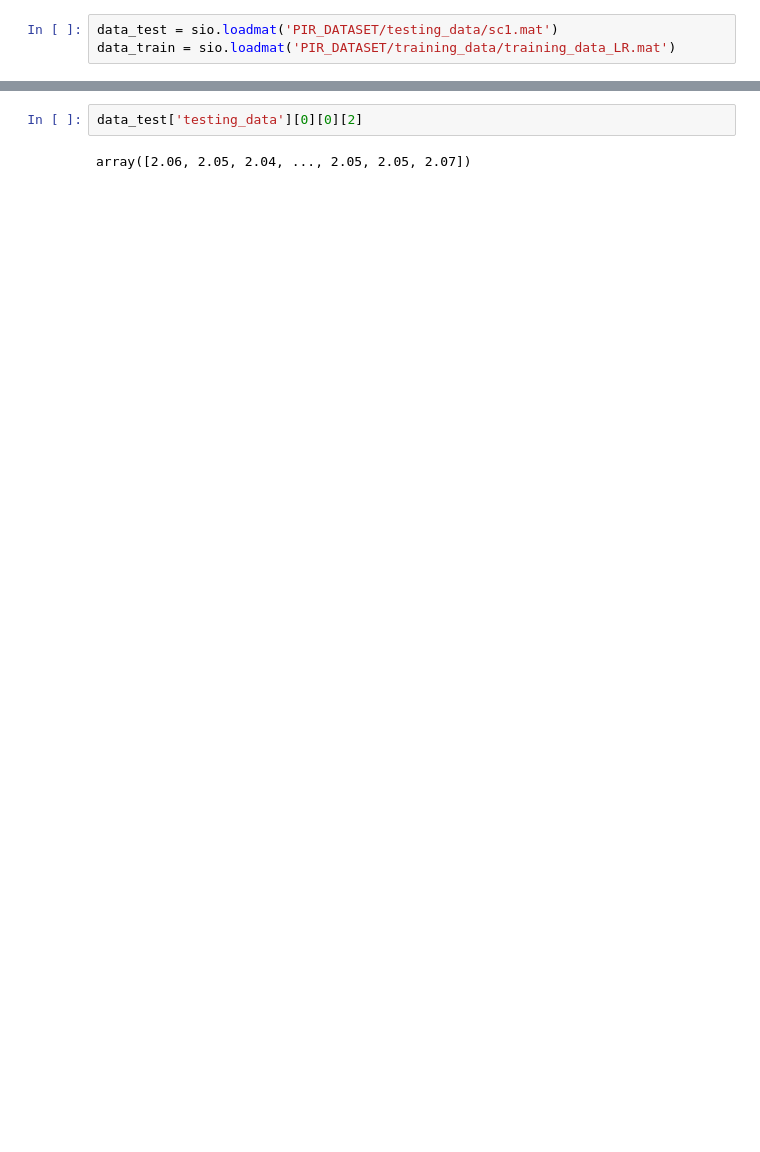
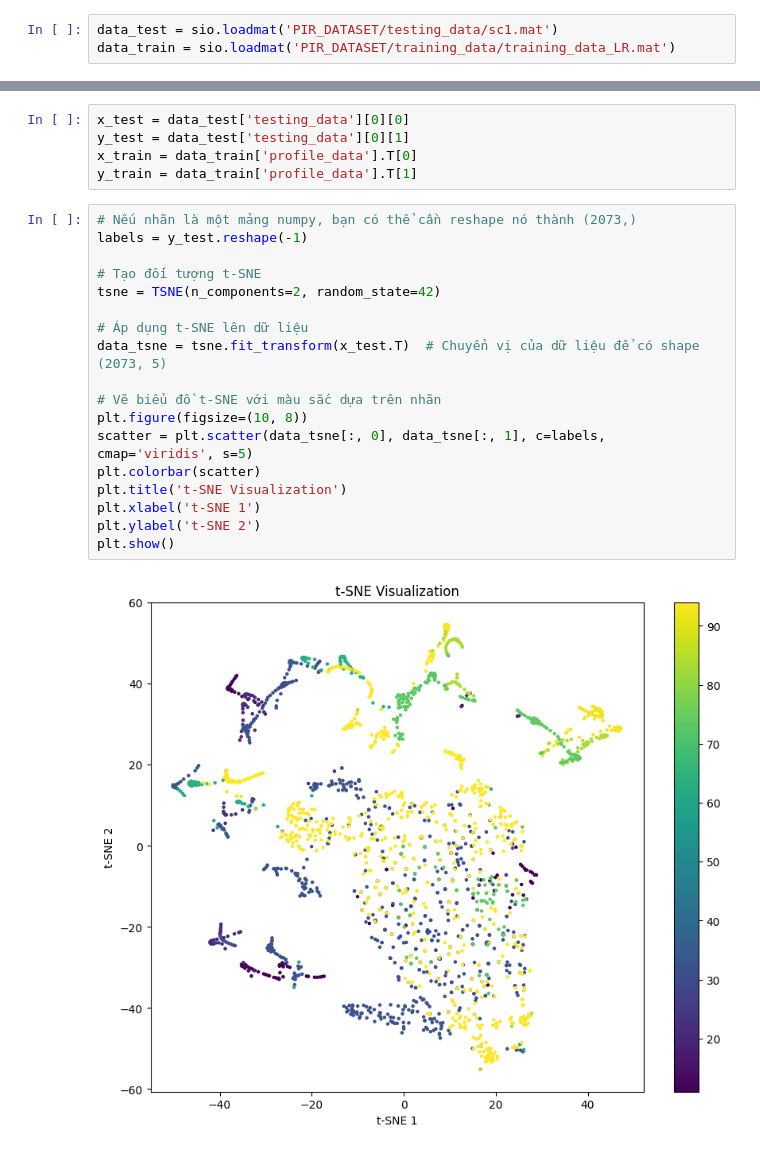
Before and after one commit to Nguyendzai/ML_Array_Algorithm, a Jupyter notebook: Check_matfiles.ipynb, the cells around one changed output, grey strips where cells are left out. Cells and saved outputs as stored; diff of their text form; blank space fills up the shorter version.

```diff
--- a/Check_matfiles.ipynb
+++ b/Check_matfiles.ipynb
@@ -19,4 +21,25 @@ Size vị trí train : (1, 306, 30)
 # %%
-data_test['testing_data'][0][0][2]
+x_test = data_test['testing_data'][0][0]
+y_test = data_test['testing_data'][0][1]
+x_train = data_train['profile_data'].T[0]
+y_train = data_train['profile_data'].T[1]
-# %% [output]
-array([2.06, 2.05, 2.04, ..., 2.05, 2.05, 2.07])
+# %%
+# Nếu nhãn là một mảng numpy, bạn có thể cần reshape nó thành (2073,)
+labels = y_test.reshape(-1)
+
+# Tạo đối tượng t-SNE
+tsne = TSNE(n_components=2, random_state=42)
+
+# Áp dụng t-SNE lên dữ liệu
+data_tsne = tsne.fit_transform(x_test.T)  # Chuyển vị của dữ liệu để có shape (2073, 5)
+
+# Vẽ biểu đồ t-SNE với màu sắc dựa trên nhãn
+plt.figure(figsize=(10, 8))
+scatter = plt.scatter(data_tsne[:, 0], data_tsne[:, 1], c=labels, cmap='viridis', s=5)
+plt.colorbar(scatter)
+plt.title('t-SNE Visualization')
+plt.xlabel('t-SNE 1')
+plt.ylabel('t-SNE 2')
+plt.show()
+# %% [output]
+[figure, added]
```
Also changed, not shown: parts of 7 cells of this notebook, 8 other files.
